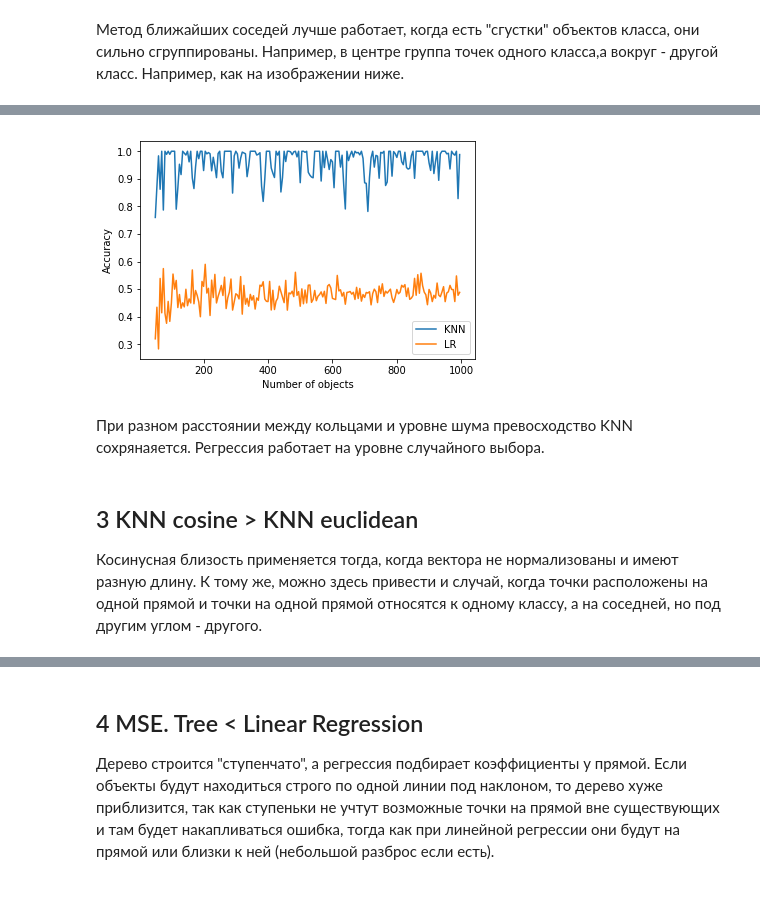
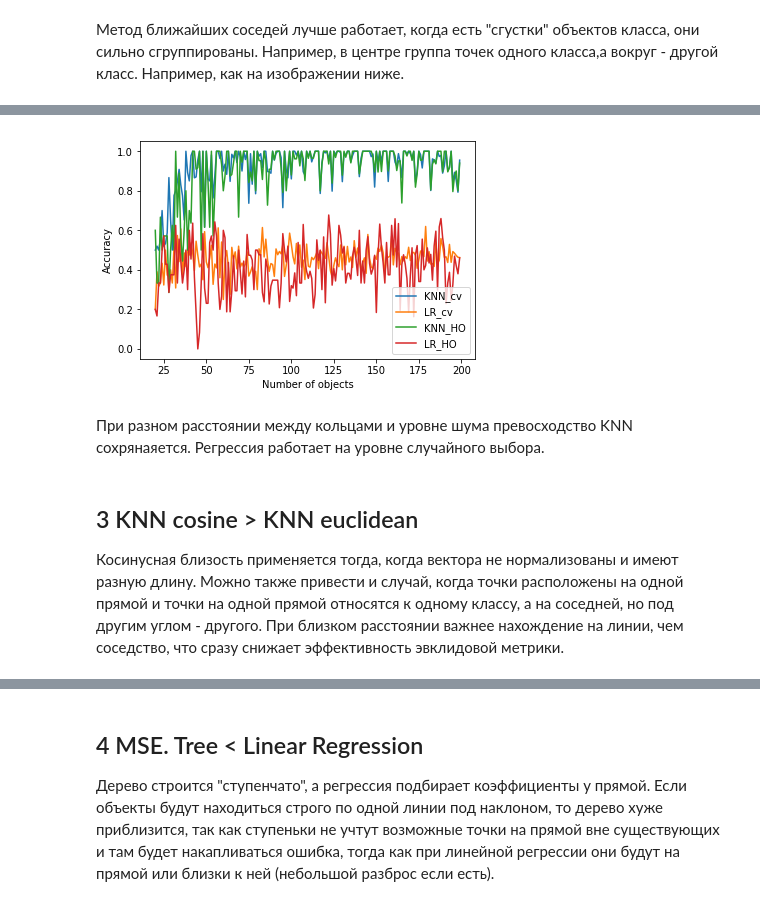
Before and after one commit to dkbrz/Python_HW_2018, a Jupyter notebook: HW_2/HW_2.ipynb, the cells around one changed output, grey strips where cells are left out. Saved outputs shown, nothing was run; the diff lists cells and outputs as text; code cells hidden in the pictures.

```diff
--- a/HW_2/HW_2.ipynb
+++ b/HW_2/HW_2.ipynb
@@ -35,3 +38,17 @@ from sklearn.model_selection import cross_val_score
+# %%
+def pipeline(X, y, c1, c2, y_p, y2_p, yf1, yf2):
+    clf1 = c1
+    clf2 = c2
+    X_train, X_test, y_train, y_test = train_test_split(X, y, random_state=23)
+    y_p.append(cross_val_score(clf1, X, y, cv=5, scoring='accuracy').mean())
+    y2_p.append(cross_val_score(clf2, X, y, cv=5, scoring='accuracy').mean())
+    clf1.fit(X_train, y_train)
+    r1 = clf1.predict(X_test)
+    yf1.append(accuracy_score(r1, y_test))
+    clf2.fit(X_train, y_train)
+    r2 = clf2.predict(X_test)
+    yf2.append(accuracy_score(r2, y_test))
+    return y_p, y2_p, yf1, yf2
 # %% [markdown]
 ## 1 KNN < LogisticRegression
 
@@ -43,20 +57,21 @@ lr = LogisticRegression(solver='liblinear')
 def generate_lines(n):
     X = []
     y = []
-    X.extend([[x, np.tan(np.pi/4)*x] for x in np.array(range(1,n+1))])
-    X.extend([[x, np.tan(np.pi/4+0.1/n)*x] for x in np.array(range(1,n+1))])
+    X.extend([[x, np.tan(np.pi/4)*x] for x in np.linspace(1,1000, n)])
+    X.extend([[x, np.tan(np.pi/4+0.1/n)*x] for x in np.linspace(1,1000, n)])
     y.extend([1]*n)
     y.extend([0]*n)
     return X, y
 # %%
-x_p, y_p, y2_p = [],[],[]
-for i in range (20, 200, 1):
+x_p, y_p, y2_p, yf1, yf2 = [],[],[],[],[]
+for i in range (100, 200, 1):
     X, y = generate_lines(i)
-    y_p.append(cross_val_score(knn, X, y, cv=5, scoring='accuracy').mean())
+    clf1 = KNeighborsClassifier()
+    clf2 = LogisticRegression(solver='liblinear')
+    y_p, y2_p, yf1, yf2 = pipeline(X, y, clf1, clf2, y_p, y2_p, yf1, yf2)
     x_p.append(i)
-    y2_p.append(cross_val_score(lr, X, y, cv=5, scoring='accuracy').mean())
-plt.plot(x_p, y_p, x_p, y2_p)
-plt.legend(['KNN', 'LR'])
+plt.plot(x_p, y_p, x_p, y2_p, x_p, yf1, x_p, yf2)
+plt.legend(['KNN_cv', 'LR_cv', 'KNN_HO','LR_HO'])
 plt.xlabel('Number of objects in one line')
 plt.ylabel('Accuracy')
 plt.show()
@@ -80,20 +97,21 @@ plt.show()
 # %%
-x_p, y_p, y2_p = [],[],[]
-for i in range (50, 1000, 5):
+x_p, y_p, y2_p, yf1, yf2 = [],[],[],[],[]
+for i in range (20, 200, 1):
     X, y = make_circles(n_samples=i, noise=random.uniform(0, 0.3), factor=random.uniform(0.1, 0.5))
-    y_p.append(cross_val_score(knn, X, y, cv=5, scoring='accuracy').mean())
+    clf1 = KNeighborsClassifier()
+    clf2 = LogisticRegression(solver='liblinear')
+    y_p, y2_p, yf1, yf2 = pipeline(X, y, clf1, clf2, y_p, y2_p, yf1, yf2)
     x_p.append(i)
-    y2_p.append(cross_val_score(lr, X, y, cv=5, scoring='accuracy').mean())
-plt.plot(x_p, y_p, x_p, y2_p)
-plt.legend(['KNN', 'LR'])
+plt.plot(x_p, y_p, x_p, y2_p, x_p, yf1, x_p, yf2)
+plt.legend(['KNN_cv', 'LR_cv', 'KNN_HO','LR_HO'])
 plt.xlabel('Number of objects')
 plt.ylabel('Accuracy')
 plt.show()
 # %% [output]
-[figure, old version]
+[figure, new version]
 # %% [markdown]
 При разном расстоянии между кольцами и уровне шума превосходство KNN сохрянаяется. Регрессия работает на уровне случайного выбора.
 # %% [markdown]
 ## 3  KNN cosine > KNN euclidean
 
-Косинусная близость применяется тогда, когда вектора не нормализованы и имеют разную длину. К тому же, можно здесь привести и случай, когда точки расположены на одной прямой и точки на одной прямой относятся к одному классу, а на соседней, но под другим углом - другого.
+Косинусная близость применяется тогда, когда вектора не нормализованы и имеют разную длину. Можно также привести и случай, когда точки расположены на одной прямой и точки на одной прямой относятся к одному классу, а на соседней, но под другим углом - другого. При близком расстоянии важнее нахождение на линии, чем соседство, что сразу снижает эффективность эвклидовой метрики.
```
Also changed, not shown: parts of 20 cells of this notebook.
